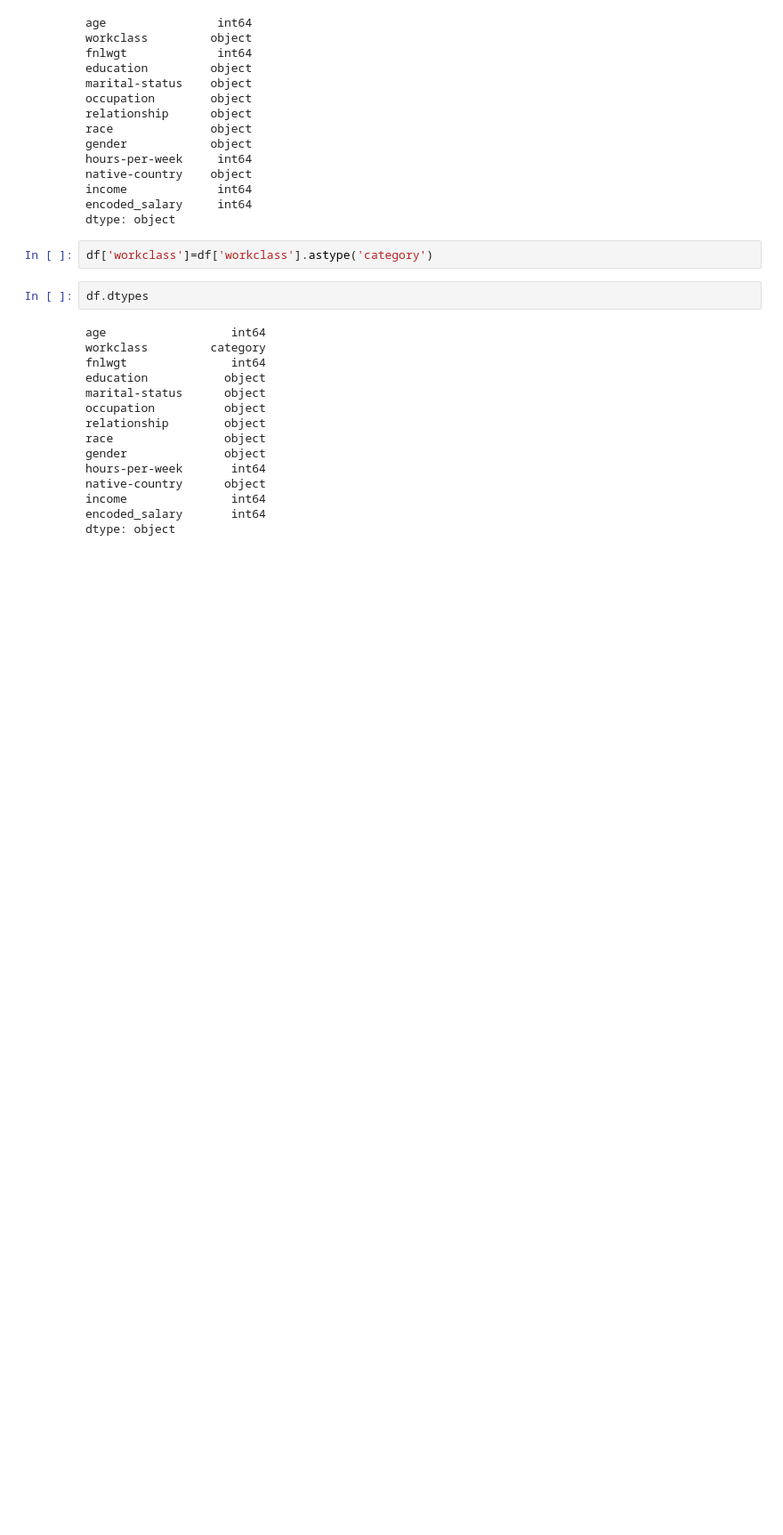
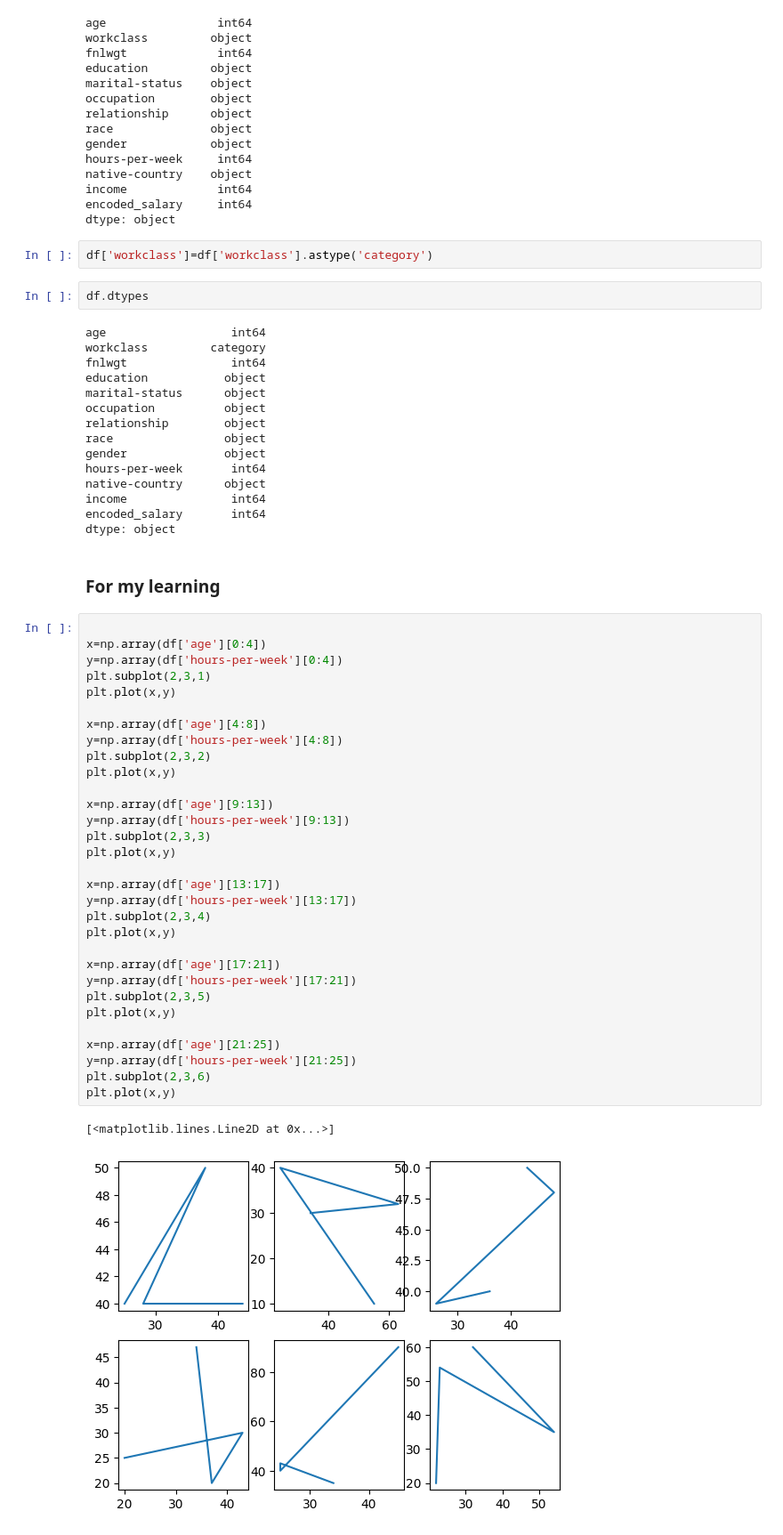
Before and after one commit to VISathish/Data_Analysis_Basic_Projects, a Jupyter notebook: Adult_Income/Adult_Income.ipynb, the cells around one changed output. Shown at 89% size. Saved outputs shown, nothing was run; the diff lists cells and outputs as text; blank space fills up the shorter version.

```diff
--- a/Adult_Income/Adult_Income.ipynb
+++ b/Adult_Income/Adult_Income.ipynb
@@ -644,3 +641,39 @@ native-country      object
 income               int64
 encoded_salary       int64
 dtype: object
+# %% [markdown]
+### For my learning
+# %%
+
+x=np.array(df['age'][0:4])
+y=np.array(df['hours-per-week'][0:4])
+plt.subplot(2,3,1)
+plt.plot(x,y)
+
+x=np.array(df['age'][4:8])
+y=np.array(df['hours-per-week'][4:8])
+plt.subplot(2,3,2)
+plt.plot(x,y)
+
+x=np.array(df['age'][9:13])
+y=np.array(df['hours-per-week'][9:13])
+plt.subplot(2,3,3)
+plt.plot(x,y)
+
+x=np.array(df['age'][13:17])
+y=np.array(df['hours-per-week'][13:17])
+plt.subplot(2,3,4)
+plt.plot(x,y)
+
+x=np.array(df['age'][17:21])
+y=np.array(df['hours-per-week'][17:21])
+plt.subplot(2,3,5)
+plt.plot(x,y)
+
+x=np.array(df['age'][21:25])
+y=np.array(df['hours-per-week'][21:25])
+plt.subplot(2,3,6)
+plt.plot(x,y)
+# %% [output]
+[<matplotlib.lines.Line2D at 0x...>]
+[figure, added]
```
Also changed, not shown: parts of 4 cells of this notebook, 2 other files.
